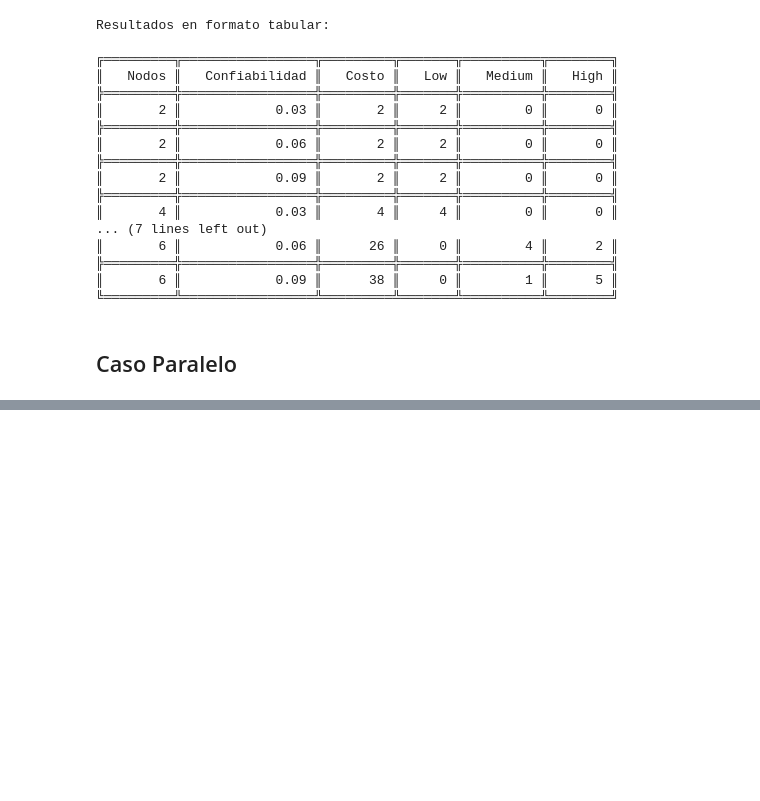
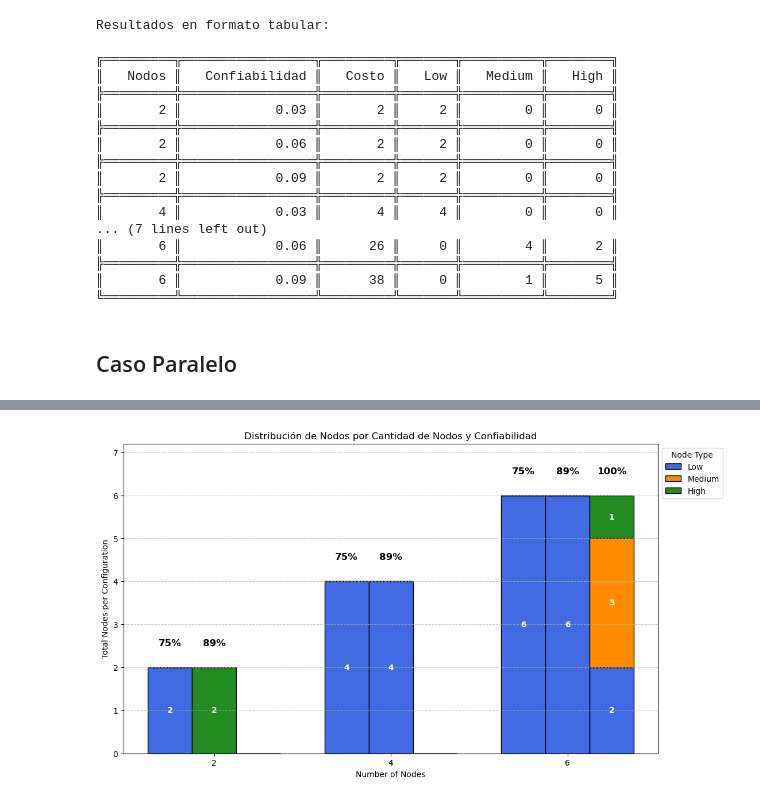
Before and after one commit to danielpuliche/optimization_model, a Jupyter notebook: Tesis.ipynb, the cells around one changed output, grey strips where cells are left out. Drawn from its saved outputs; the diff is of its cells as text; code cells hidden in the pictures; blank space fills up the shorter version.

```diff
--- a/Tesis.ipynb
+++ b/Tesis.ipynb
@@ -108,0 +165,4 @@ Nodos activos:
+# %%
+Modelos.grafico_barras_confiabilidad(costoParalelo, tipoNodosParalelo)
+# %% [output]
+[figure, added]
```
Also changed, not shown: parts of 5 cells of this notebook.
